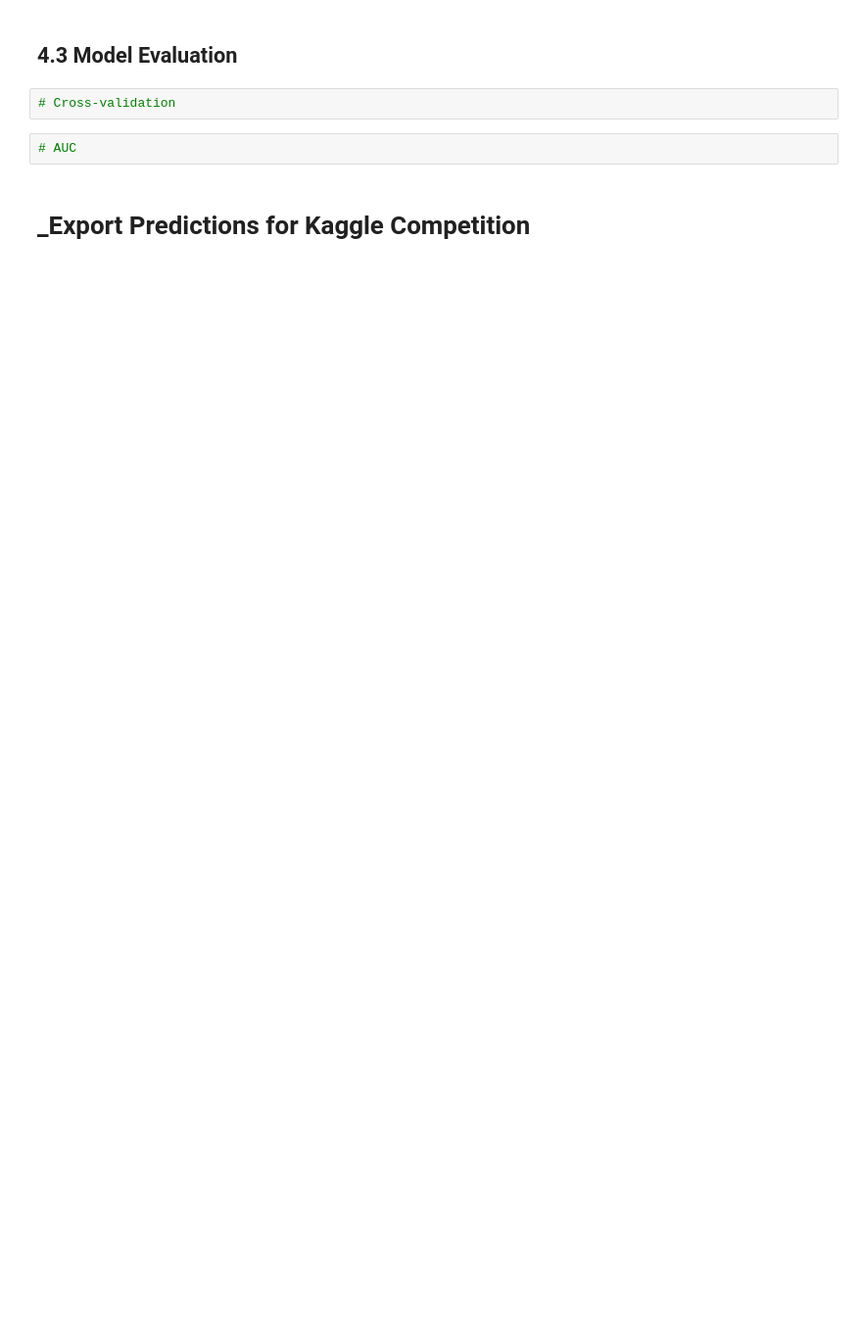
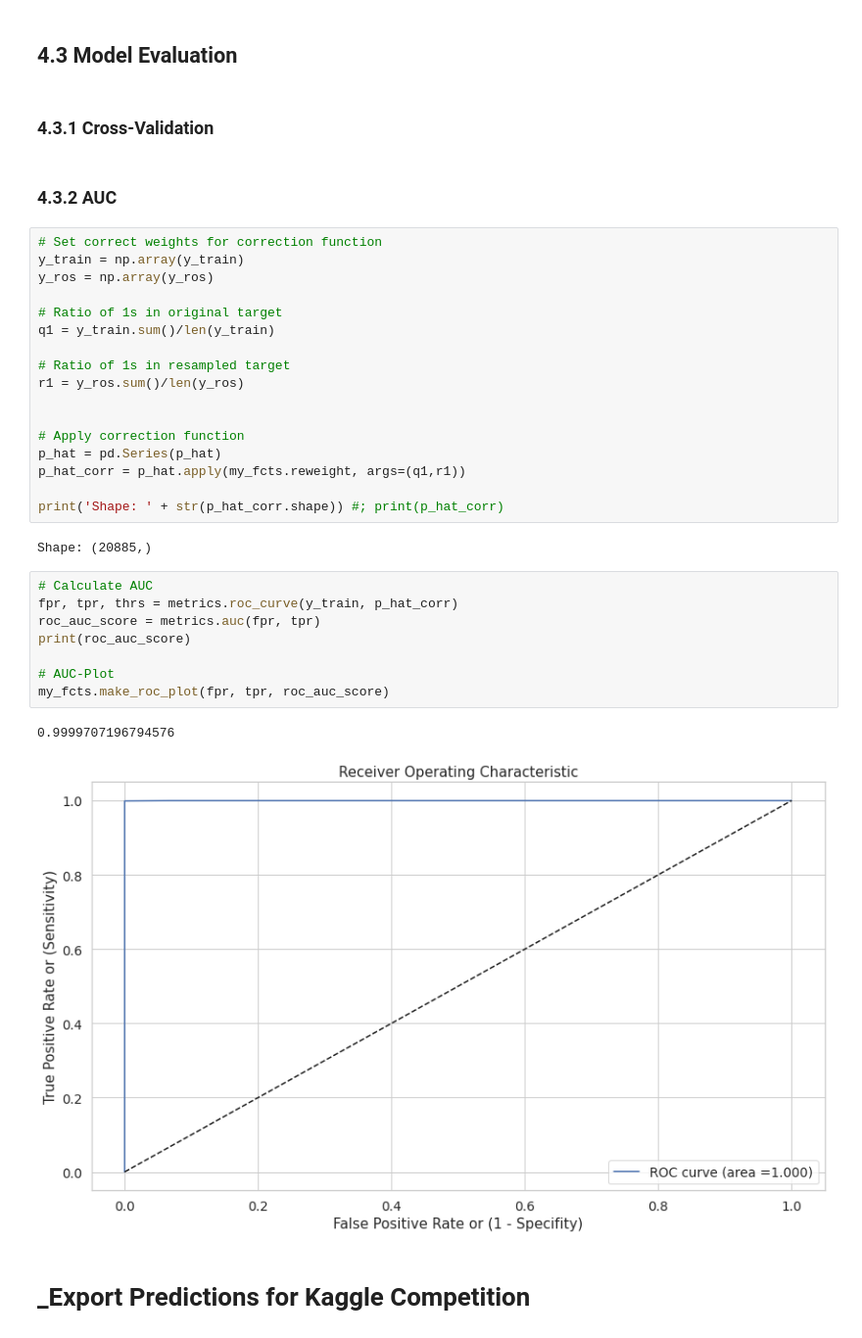
Before and after one commit to MathiasSchindlerCPH/BSE-T2-CML2-repo, a Jupyter notebook: Project-1-kNN/msch_kNN_v1.ipynb, the cells around one changed output. Shown at 98% size. Saved outputs shown, nothing was run; the diff lists cells and outputs as text; blank space fills up the shorter version.

```diff
--- a/Project-1-kNN/msch_kNN_v1.ipynb
+++ b/Project-1-kNN/msch_kNN_v1.ipynb
@@ -635,8 +686,38 @@ p_hat = knn_imb.predict_proba(X_ros)[:,1]
 # %% [markdown]
 ## 4.3 Model Evaluation
-# %%
-# Cross-validation
-# %%
-# AUC
+# %% [markdown]
+### 4.3.1 Cross-Validation
+# %% [markdown]
+### 4.3.2 AUC
+# %%
+# Set correct weights for correction function
+y_train = np.array(y_train)
+y_ros = np.array(y_ros)
+
+# Ratio of 1s in original target
+q1 = y_train.sum()/len(y_train)
+
+# Ratio of 1s in resampled target
+r1 = y_ros.sum()/len(y_ros)
+
+
+# Apply correction function
+p_hat = pd.Series(p_hat)
+p_hat_corr = p_hat.apply(my_fcts.reweight, args=(q1,r1))
+
+print('Shape: ' + str(p_hat_corr.shape)) #; print(p_hat_corr)
+# %% [output]
+Shape: (20885,)
+# %%
+# Calculate AUC
+fpr, tpr, thrs = metrics.roc_curve(y_train, p_hat_corr)
+roc_auc_score = metrics.auc(fpr, tpr)
+print(roc_auc_score)
+
+# AUC-Plot
+my_fcts.make_roc_plot(fpr, tpr, roc_auc_score)
+# %% [output]
+0.9999707196794576
+[figure, added]
 # %% [markdown]
 # _Export Predictions for Kaggle Competition
```
Also changed, not shown: parts of 24 cells of this notebook.
